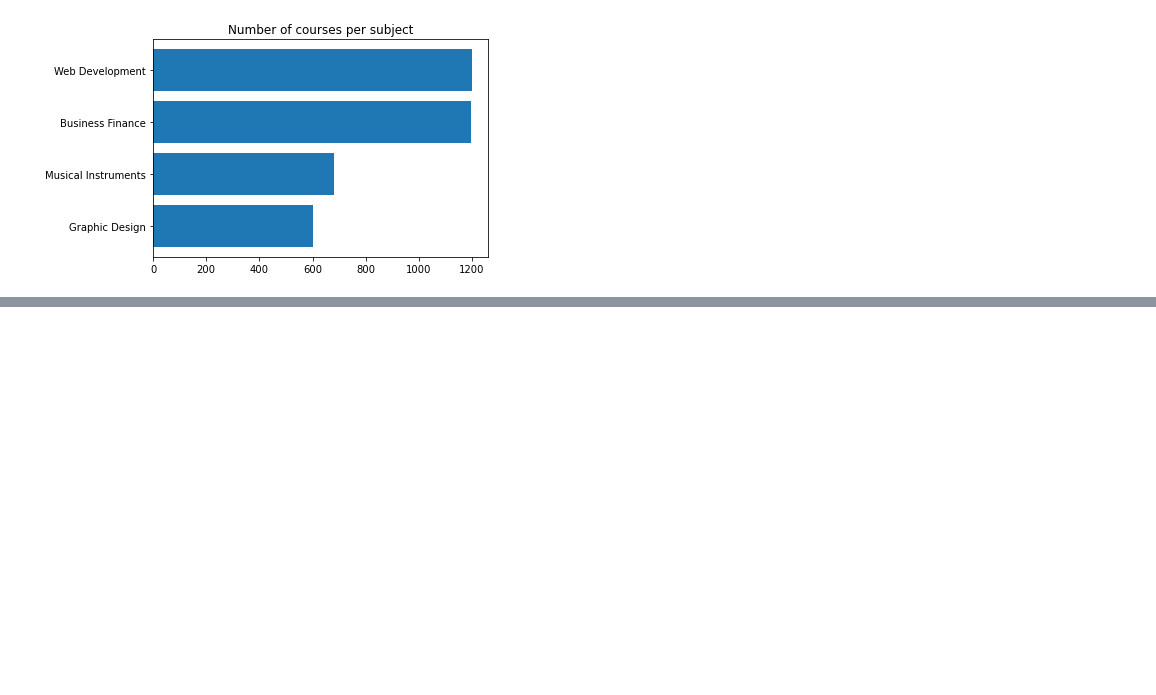
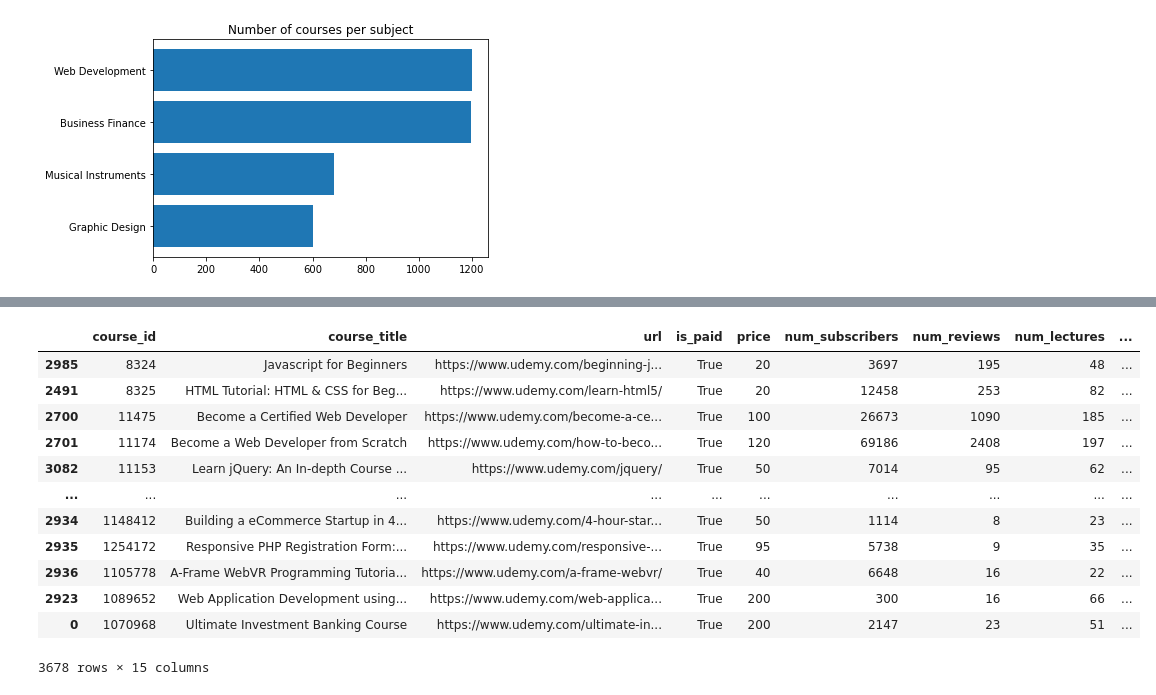
Before and after one commit to LilianDorst/UCDProject, a Jupyter notebook: udemy.ipynb, the cells around one changed output, grey strips where cells are left out. Saved outputs shown, nothing was run; the diff lists cells and outputs as text; code cells hidden in the pictures; blank space fills up the shorter version.

```diff
--- a/udemy.ipynb
+++ b/udemy.ipynb
@@ -311,0 +313,4 @@ df.sort_values('revenue')
+# %%
+df['published_timestamp']=pd.to_datetime(df['published_timestamp'])
+df['Year']=df['published_timestamp'].dt.year
+df.head()
@@ -311,0 +324,16 @@ df.sort_values('revenue')
+# %%
+df.sort_values('Year')
+# %% [output]
+|  | course_id | course_title | url | is_paid | price | num_subscribers | num_reviews | num_lectures | ... |
+| 2985 | 8324 | Javascript for Beginners | https://www.udemy.com/beginning-j... | True | 20 | 3697 | 195 | 48 | ... |
+| 2491 | 8325 | HTML Tutorial: HTML & CSS for Beg... | https://www.udemy.com/learn-html5/ | True | 20 | 12458 | 253 | 82 | ... |
+| 2700 | 11475 | Become a Certified Web Developer | https://www.udemy.com/become-a-ce... | True | 100 | 26673 | 1090 | 185 | ... |
+| 2701 | 11174 | Become a Web Developer from Scratch | https://www.udemy.com/how-to-beco... | True | 120 | 69186 | 2408 | 197 | ... |
+| 3082 | 11153 | Learn jQuery: An In-depth Course ... | https://www.udemy.com/jquery/ | True | 50 | 7014 | 95 | 62 | ... |
+| ... | ... | ... | ... | ... | ... | ... | ... | ... | ... |
+| 2934 | 1148412 | Building a eCommerce Startup in 4... | https://www.udemy.com/4-hour-star... | True | 50 | 1114 | 8 | 23 | ... |
+| 2935 | 1254172 | Responsive PHP Registration Form:... | https://www.udemy.com/responsive-... | True | 95 | 5738 | 9 | 35 | ... |
+| 2936 | 1105778 | A-Frame WebVR Programming Tutoria... | https://www.udemy.com/a-frame-webvr/ | True | 40 | 6648 | 16 | 22 | ... |
+| 2923 | 1089652 | Web Application Development using... | https://www.udemy.com/web-applica... | True | 200 | 300 | 16 | 66 | ... |
+| 0 | 1070968 | Ultimate Investment Banking Course | https://www.udemy.com/ultimate-in... | True | 200 | 2147 | 23 | 51 | ... |
+3678 rows × 15 columns
```
Also changed, not shown: parts of 17 cells of this notebook.
